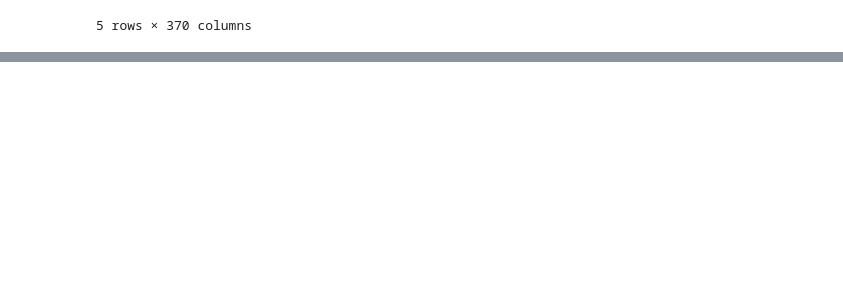
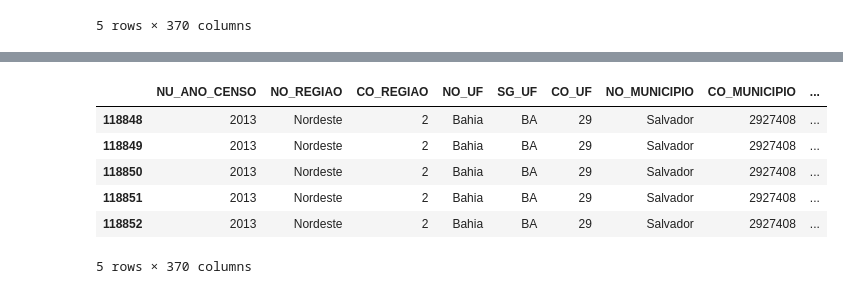
Before and after one commit to Bruno-Santana-Eco/Dados_Painel_Escolas_SSA, a Jupyter notebook: Diff-in-diff.ipynb, the cells around one changed output, grey strips where cells are left out. Cells and saved outputs as stored; diff of their text form; code cells hidden in the pictures; blank space fills up the shorter version.

```diff
--- a/Diff-in-diff.ipynb
+++ b/Diff-in-diff.ipynb
@@ -15,0 +27,3 @@ df.head()
+# %%
+df_ssa = df[df['CO_MUNICIPIO'] == 2927408]
+df_ssa.info()
@@ -15,0 +56,10 @@ df.head()
+# %%
+df_ssa.head()
+# %% [output]
+|  | NU_ANO_CENSO | NO_REGIAO | CO_REGIAO | NO_UF | SG_UF | CO_UF | NO_MUNICIPIO | CO_MUNICIPIO | ... |
+| 118848 | 2013 | Nordeste | 2 | Bahia | BA | 29 | Salvador | 2927408 | ... |
+| 118849 | 2013 | Nordeste | 2 | Bahia | BA | 29 | Salvador | 2927408 | ... |
+| 118850 | 2013 | Nordeste | 2 | Bahia | BA | 29 | Salvador | 2927408 | ... |
+| 118851 | 2013 | Nordeste | 2 | Bahia | BA | 29 | Salvador | 2927408 | ... |
+| 118852 | 2013 | Nordeste | 2 | Bahia | BA | 29 | Salvador | 2927408 | ... |
+5 rows × 370 columns
```
Also changed, not shown: parts of 6 cells of this notebook.
